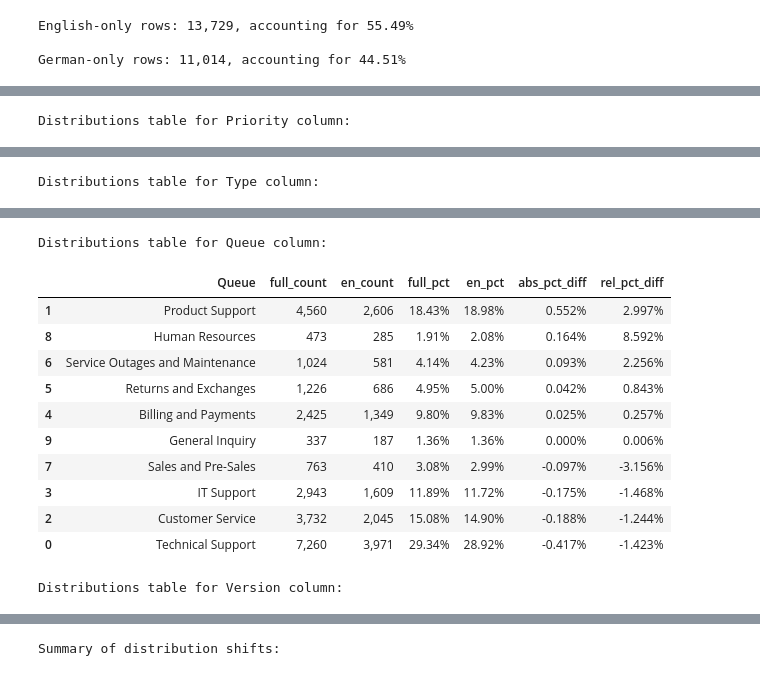
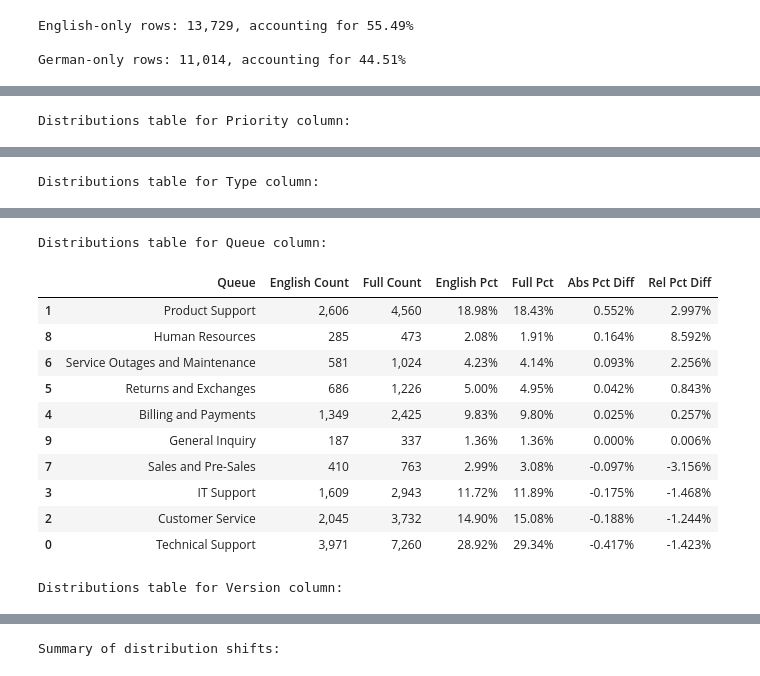
Before and after one commit to David-Golacis/IT-Support-Dashboard, a Jupyter notebook: Notebooks/01_Representativeness_Checks.ipynb, the cells around one changed output, grey strips where cells are left out. Cells and saved outputs as stored; diff of their text form; code cells hidden in the pictures.

```diff
--- a/Notebooks/01_Representativeness_Checks.ipynb
+++ b/Notebooks/01_Representativeness_Checks.ipynb
@@ -92,5 +95,5 @@ First, we wanted to see if subsetting for English-only entries would bias the po
 # %%
-# Define a function to compare distributions of a categorical column between the full dataset and the English-only subset
+# Define a function to compare distributions of a categorical column between the English-only subset and the full dataset
 def compare_distribution(col, top_n=None):
     """Produce comparison table for a categorical column."""
     full_counts = df[col].value_counts(dropna=False)
@@ -101,19 +104,19 @@ def compare_distribution(col, top_n=None):
 
     # Align both count Series by their shared index (all categories in either dataset)
     result = (
-        pd.DataFrame({"full_count": full_counts, "en_count": en_counts})
+        pd.DataFrame({"English Count": en_counts, "Full Count": full_counts})
         .fillna(0)
-        .astype({"full_count": int, "en_count": int})
-        .sort_values("full_count", ascending=False)
+        .astype({"English Count": int, "Full Count": int})
+        .sort_values("Full Count", ascending=False)
     )
 
     if top_n is not None:
         result = result.head(top_n)
 
-    result["full_pct"] = result["full_count"] / full_total
-    result["en_pct"] = result["en_count"] / en_total
-    result["abs_pct_diff"] = result["en_pct"] - result["full_pct"]
-    result["rel_pct_diff"] = result["abs_pct_diff"] / result["full_pct"].replace(
+    result["English Pct"] = result["English Count"] / en_total
+    result["Full Pct"] = result["Full Count"] / full_total
+    result["Abs Pct Diff"] = result["English Pct"] - result["Full Pct"]
+    result["Rel Pct Diff"] = result["Abs Pct Diff"] / result["Full Pct"].replace(
         0, np.nan
     )
 
@@ -123,13 +126,13 @@ def compare_distribution(col, top_n=None):
 # Compute distributions and summary metrics
 distributions = {}
 summary = []
-comparrison_cols = {"02": "Priority", "03": "Type", "04": "Queue", "05": "Version"}
+comparison_cols = {"02": "Priority", "03": "Type", "04": "Queue", "05": "Version"}
 
-# Loop through the dimensions array to produce summary tables for absolute proportional shifts
-for col in comparrison_cols.values():
+# Loop through dimensions to produce summary tables for absolute proportional shifts
+for position, col in comparison_cols.items():
     # Error message for missed dimensions
     if col not in df.columns:
-        print(f"WARNING: column '{col}' not in dataset — skipping.")
+        print(f"WARNING: column '{col}' not in dataset - skipping.")
         continue
 
     print(f"\nDistributions table for {col} column:")
@@ -138,38 +141,35 @@ for col in comparrison_cols.values():
     distributions[col] = dist
 
     # L1 metric (sum absolute proportion diffs)
-    L1 = dist["abs_pct_diff"].abs().sum()
-    idx_max = dist["abs_pct_diff"].abs().idxmax()
+    l1_total = dist["Abs Pct Diff"].abs().sum()
+    idx_max = dist["Abs Pct Diff"].abs().idxmax()
     max_cat = dist.loc[idx_max, col]
-    max_abs = dist.loc[idx_max, "abs_pct_diff"]
+    max_abs = dist.loc[idx_max, "Abs Pct Diff"]
 
     summary.append(
         {
             "Dimension": col,
-            "max_diff_category": max_cat,
-            "L1_total_abs_pct_diff": L1,
-            "max_abs_pct_diff": max_abs,
+            "Max Diff Category": max_cat,
+            "L1 Total Abs Pct Diff": l1_total,
+            "Max Abs Pct Diff": max_abs,
         }
     )
 
-    dist.sort_values("abs_pct_diff", ascending=False, inplace=True)
+    dist.sort_values("Abs Pct Diff", ascending=False, inplace=True)
 
     # show the small table
     display(
         dist.style.format(
             {
-                "full_count": "{:,}",
-                "en_count": "{:,}",
-                "full_pct": "{:.2%}",
-                "en_pct": "{:.2%}",
-                "abs_pct_diff": "{:.3%}",
-                "rel_pct_diff": "{:.3%}",
+                "English Count": "{:,}",
+                "Full Count": "{:,}",
+                "English Pct": "{:.2%}",
+                "Full Pct": "{:.2%}",
+                "Abs Pct Diff": "{:.3%}",
+                "Rel Pct Diff": "{:.3%}",
             }
         )
     )
-
-    # Key of column
-    position = list(comparrison_cols.keys())[list(comparrison_cols.values()).index(col)]
 
     dist.to_csv(
         Config.REP_SHEETS_DIR / f"{position}_Distribution_Comparison_{col}.csv",
@@ -179,13 +179,13 @@ for col in comparrison_cols.values():
 
 # Create the summary of distributions dataframe
 absolute_shifts_df = pd.DataFrame(summary)
-absolute_shifts_df.sort_values("L1_total_abs_pct_diff", ascending=False, inplace=True)
+absolute_shifts_df.sort_values("L1 Total Abs Pct Diff", ascending=False, inplace=True)
 
 print("\nSummary of distribution shifts:")
 
 display(
     absolute_shifts_df.style.format(
-        {"L1_total_abs_pct_diff": "{:.2%}", "max_abs_pct_diff": "{:.2%}"}
+        {"L1 Total Abs Pct Diff": "{:.2%}", "Max Abs Pct Diff": "{:.2%}"}
     )
 )
 
@@ -205,13 +205,13 @@ Distributions table for Type column:
 Distributions table for Queue column:
-|  | Queue | full_count | en_count | full_pct | en_pct | abs_pct_diff | rel_pct_diff |
-| 1 | Product Support | 4,560 | 2,606 | 18.43% | 18.98% | 0.552% | 2.997% |
-| 8 | Human Resources | 473 | 285 | 1.91% | 2.08% | 0.164% | 8.592% |
-| 6 | Service Outages and Maintenance | 1,024 | 581 | 4.14% | 4.23% | 0.093% | 2.256% |
-| 5 | Returns and Exchanges | 1,226 | 686 | 4.95% | 5.00% | 0.042% | 0.843% |
-| 4 | Billing and Payments | 2,425 | 1,349 | 9.80% | 9.83% | 0.025% | 0.257% |
-| 9 | General Inquiry | 337 | 187 | 1.36% | 1.36% | 0.000% | 0.006% |
-| 7 | Sales and Pre-Sales | 763 | 410 | 3.08% | 2.99% | -0.097% | -3.156% |
-| 3 | IT Support | 2,943 | 1,609 | 11.89% | 11.72% | -0.175% | -1.468% |
-| 2 | Customer Service | 3,732 | 2,045 | 15.08% | 14.90% | -0.188% | -1.244% |
-| 0 | Technical Support | 7,260 | 3,971 | 29.34% | 28.92% | -0.417% | -1.423% |
+|  | Queue | English Count | Full Count | English Pct | Full Pct | Abs Pct Diff | Rel Pct Diff |
+| 1 | Product Support | 2,606 | 4,560 | 18.98% | 18.43% | 0.552% | 2.997% |
+| 8 | Human Resources | 285 | 473 | 2.08% | 1.91% | 0.164% | 8.592% |
+| 6 | Service Outages and Maintenance | 581 | 1,024 | 4.23% | 4.14% | 0.093% | 2.256% |
+| 5 | Returns and Exchanges | 686 | 1,226 | 5.00% | 4.95% | 0.042% | 0.843% |
+| 4 | Billing and Payments | 1,349 | 2,425 | 9.83% | 9.80% | 0.025% | 0.257% |
+| 9 | General Inquiry | 187 | 337 | 1.36% | 1.36% | 0.000% | 0.006% |
+| 7 | Sales and Pre-Sales | 410 | 763 | 2.99% | 3.08% | -0.097% | -3.156% |
+| 3 | IT Support | 1,609 | 2,943 | 11.72% | 11.89% | -0.175% | -1.468% |
+| 2 | Customer Service | 2,045 | 3,732 | 14.90% | 15.08% | -0.188% | -1.244% |
+| 0 | Technical Support | 3,971 | 7,260 | 28.92% | 29.34% | -0.417% | -1.423% |
 Distributions table for Version column:
```
Also changed, not shown: parts of 12 cells of this notebook, 39 other files.
